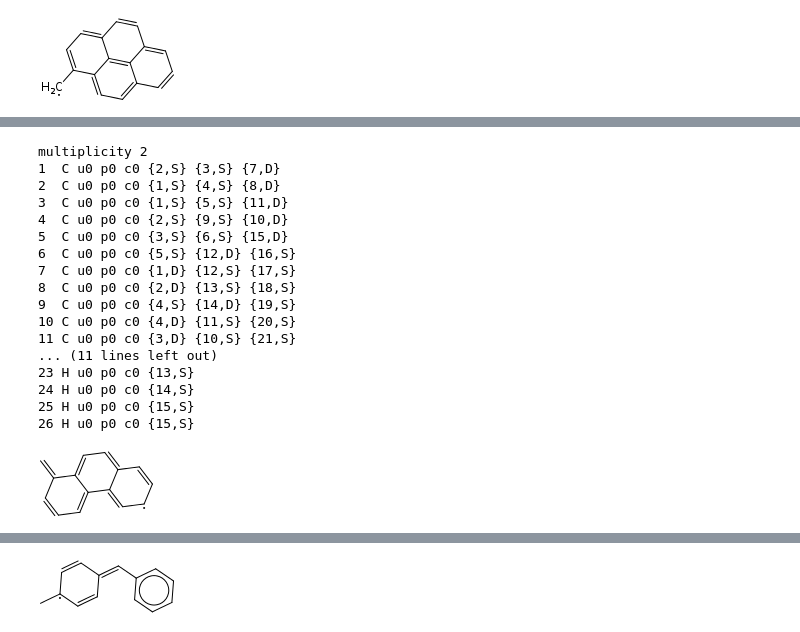
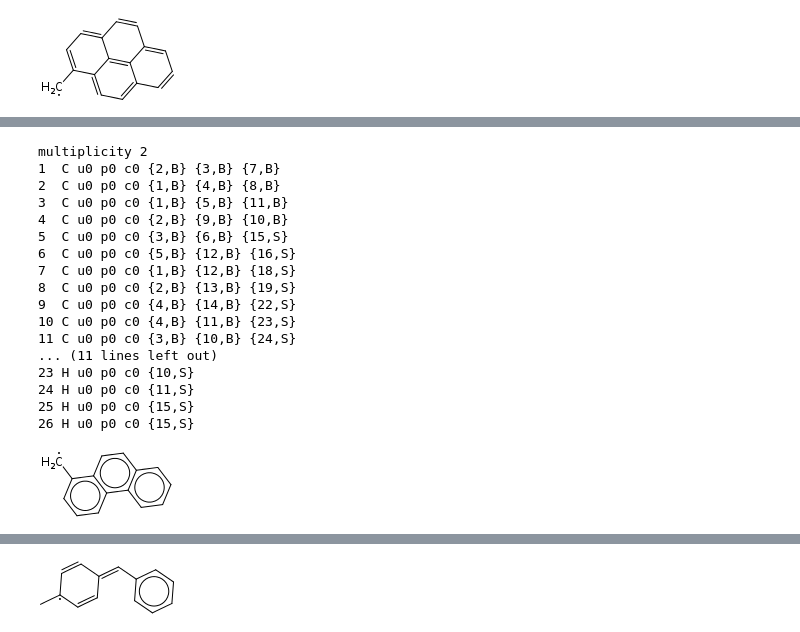
Before and after one commit to hwpang/misc_scripts, a Jupyter notebook: ResonanceSandbox.ipynb, the cells around one changed output, grey strips where cells are left out. Cells and saved outputs as stored; diff of their text form; code cells hidden in the pictures.

```diff
--- a/ResonanceSandbox.ipynb
+++ b/ResonanceSandbox.ipynb
@@ -49,23 +49,23 @@ print t1 - t0, len(out2)
 # %%
-n = 8
+n = 1
 print out2[n].toAdjacencyList()
 out2[n]
 # %% [output]
 multiplicity 2
-1  C u0 p0 c0 {2,S} {3,S} {7,D}
-2  C u0 p0 c0 {1,S} {4,S} {8,D}
-3  C u0 p0 c0 {1,S} {5,S} {11,D}
-4  C u0 p0 c0 {2,S} {9,S} {10,D}
-5  C u0 p0 c0 {3,S} {6,S} {15,D}
-6  C u0 p0 c0 {5,S} {12,D} {16,S}
-7  C u0 p0 c0 {1,D} {12,S} {17,S}
-8  C u0 p0 c0 {2,D} {13,S} {18,S}
-9  C u0 p0 c0 {4,S} {14,D} {19,S}
-10 C u0 p0 c0 {4,D} {11,S} {20,S}
-11 C u0 p0 c0 {3,D} {10,S} {21,S}
+1  C u0 p0 c0 {2,B} {3,B} {7,B}
+2  C u0 p0 c0 {1,B} {4,B} {8,B}
+3  C u0 p0 c0 {1,B} {5,B} {11,B}
+4  C u0 p0 c0 {2,B} {9,B} {10,B}
+5  C u0 p0 c0 {3,B} {6,B} {15,S}
+6  C u0 p0 c0 {5,B} {12,B} {16,S}
+7  C u0 p0 c0 {1,B} {12,B} {18,S}
+8  C u0 p0 c0 {2,B} {13,B} {19,S}
+9  C u0 p0 c0 {4,B} {14,B} {22,S}
+10 C u0 p0 c0 {4,B} {11,B} {23,S}
+11 C u0 p0 c0 {3,B} {10,B} {24,S}
 ... (11 lines left out)
-23 H u0 p0 c0 {13,S}
-24 H u0 p0 c0 {14,S}
+23 H u0 p0 c0 {10,S}
+24 H u0 p0 c0 {11,S}
 25 H u0 p0 c0 {15,S}
 26 H u0 p0 c0 {15,S}
-[figure, old version]
+[figure, new version]
```
Also changed, not shown: parts of 14 cells of this notebook, 2 other files.
